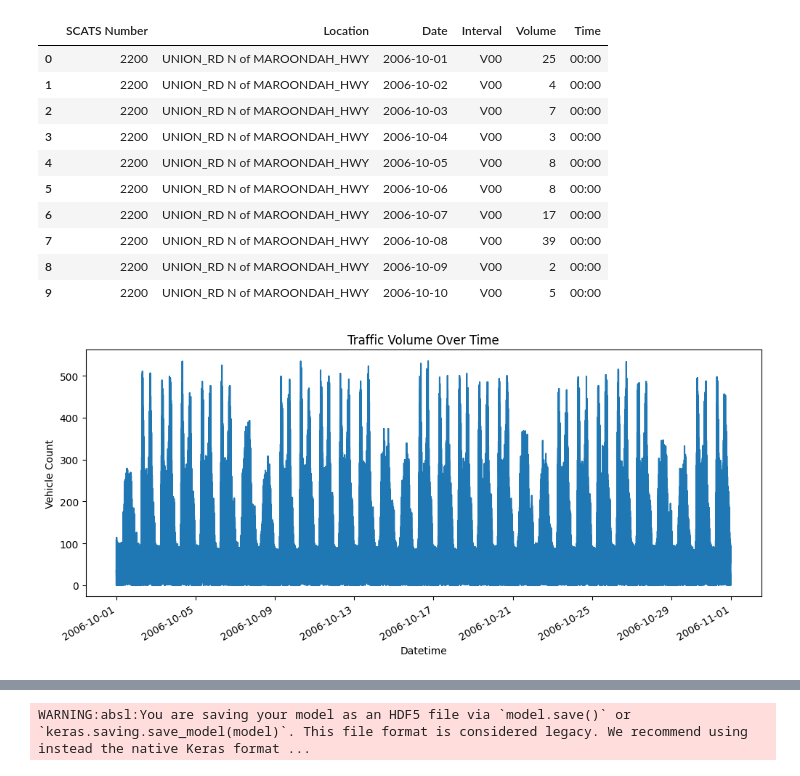
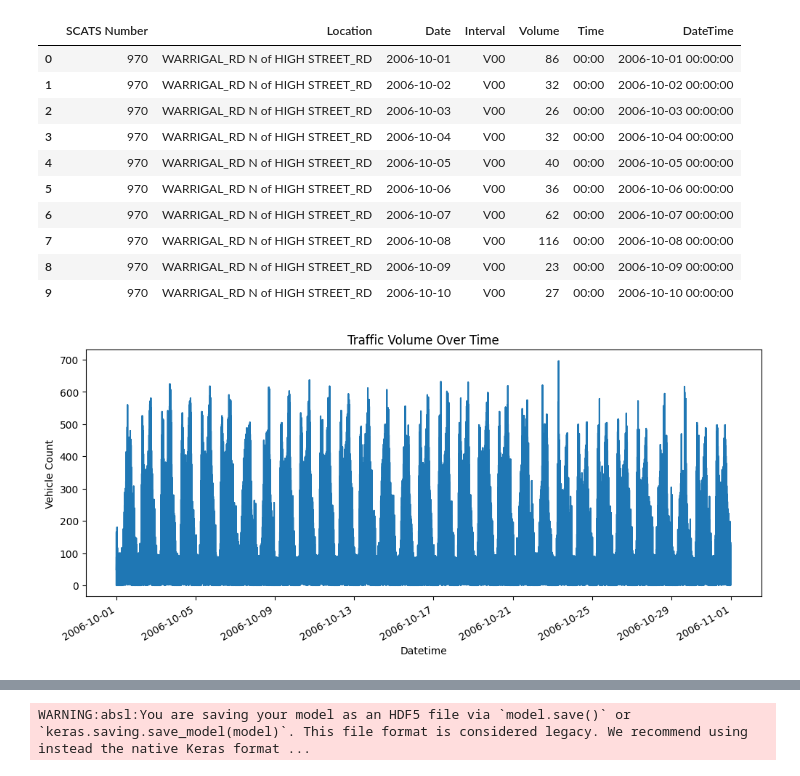
Before and after one commit to Dinith-Thejana/Assignment_2B, a Jupyter notebook: models/LSTM.ipynb, the cells around one changed output, grey strips where cells are left out. Drawn from its saved outputs; the diff is of its cells as text; code cells hidden in the pictures.

```diff
--- a/models/LSTM.ipynb
+++ b/models/LSTM.ipynb
@@ -9,43 +9,43 @@ Saving cleaned_data.csv to cleaned_data.csv
 # %%
 import pandas as pd
 # %%
-df = pd.read_csv('/content/cleaned_data.csv')
+df = pd.read_csv('traffic_cleaned.csv')
 df.head(10)
 # %% [output]
-|  | SCATS Number | Location | Date | Interval | Volume | Time |
-| 0 | 2200 | UNION_RD N of MAROONDAH_HWY | 2006-10-01 | V00 | 25 | 00:00 |
-| 1 | 2200 | UNION_RD N of MAROONDAH_HWY | 2006-10-02 | V00 | 4 | 00:00 |
-| 2 | 2200 | UNION_RD N of MAROONDAH_HWY | 2006-10-03 | V00 | 7 | 00:00 |
-| 3 | 2200 | UNION_RD N of MAROONDAH_HWY | 2006-10-04 | V00 | 3 | 00:00 |
-| 4 | 2200 | UNION_RD N of MAROONDAH_HWY | 2006-10-05 | V00 | 8 | 00:00 |
-| 5 | 2200 | UNION_RD N of MAROONDAH_HWY | 2006-10-06 | V00 | 8 | 00:00 |
-| 6 | 2200 | UNION_RD N of MAROONDAH_HWY | 2006-10-07 | V00 | 17 | 00:00 |
-| 7 | 2200 | UNION_RD N of MAROONDAH_HWY | 2006-10-08 | V00 | 39 | 00:00 |
-| 8 | 2200 | UNION_RD N of MAROONDAH_HWY | 2006-10-09 | V00 | 2 | 00:00 |
-| 9 | 2200 | UNION_RD N of MAROONDAH_HWY | 2006-10-10 | V00 | 5 | 00:00 |
+|  | SCATS Number | Location | Date | Interval | Volume | Time | DateTime |
+| 0 | 970 | WARRIGAL_RD N of HIGH STREET_RD | 2006-10-01 | V00 | 86 | 00:00 | 2006-10-01 00:00:00 |
+| 1 | 970 | WARRIGAL_RD N of HIGH STREET_RD | 2006-10-02 | V00 | 32 | 00:00 | 2006-10-02 00:00:00 |
+| 2 | 970 | WARRIGAL_RD N of HIGH STREET_RD | 2006-10-03 | V00 | 26 | 00:00 | 2006-10-03 00:00:00 |
+| 3 | 970 | WARRIGAL_RD N of HIGH STREET_RD | 2006-10-04 | V00 | 32 | 00:00 | 2006-10-04 00:00:00 |
+| 4 | 970 | WARRIGAL_RD N of HIGH STREET_RD | 2006-10-05 | V00 | 40 | 00:00 | 2006-10-05 00:00:00 |
+| 5 | 970 | WARRIGAL_RD N of HIGH STREET_RD | 2006-10-06 | V00 | 36 | 00:00 | 2006-10-06 00:00:00 |
+| 6 | 970 | WARRIGAL_RD N of HIGH STREET_RD | 2006-10-07 | V00 | 62 | 00:00 | 2006-10-07 00:00:00 |
+| 7 | 970 | WARRIGAL_RD N of HIGH STREET_RD | 2006-10-08 | V00 | 116 | 00:00 | 2006-10-08 00:00:00 |
+| 8 | 970 | WARRIGAL_RD N of HIGH STREET_RD | 2006-10-09 | V00 | 23 | 00:00 | 2006-10-09 00:00:00 |
+| 9 | 970 | WARRIGAL_RD N of HIGH STREET_RD | 2006-10-10 | V00 | 27 | 00:00 | 2006-10-10 00:00:00 |
 # %%
 import pandas as pd
 import numpy as np
 import matplotlib.pyplot as plt
 import seaborn as sns
 
 from sklearn.preprocessing import MinMaxScaler
 from tensorflow.keras.models import Sequential
 from tensorflow.keras.layers import LSTM, Dense
 from tensorflow.keras.optimizers import Adam
 
-df = pd.read_csv('/content/cleaned_data.csv')
+df = pd.read_csv('traffic_cleaned.csv')
 
 df['Datetime'] = pd.to_datetime(df['Date'] + ' ' + df['Time'])
 df = df.sort_values('Datetime')
 
 df.set_index('Datetime', inplace=True)
 
 df['Volume'].plot(figsize=(12,5), title="Traffic Volume Over Time")
 plt.ylabel("Vehicle Count")
 plt.show()
 # %% [output]
-[figure, old version]
+[figure, new version]
 # %%
 data = df[['Volume']].values
 
```
Also changed, not shown: parts of 3 cells of this notebook.
